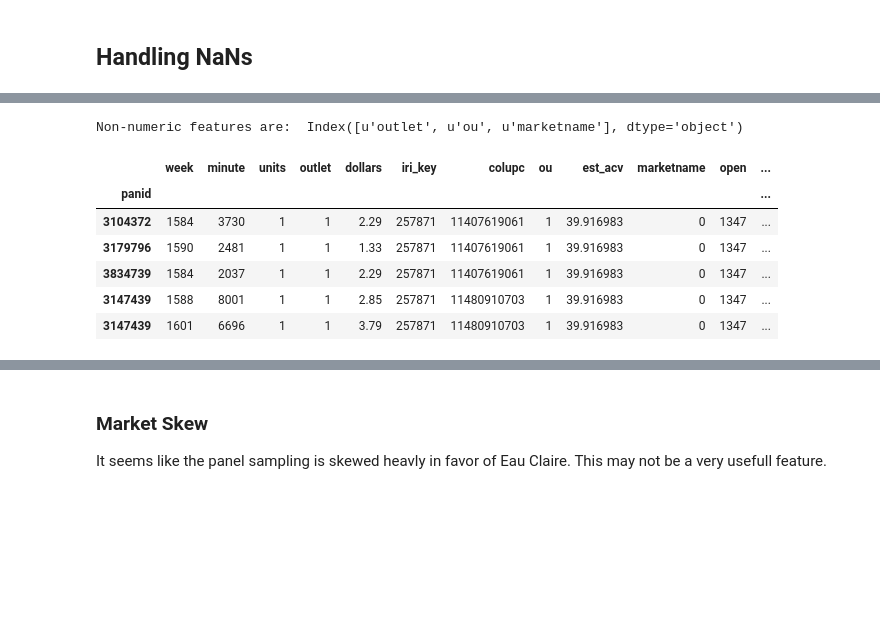
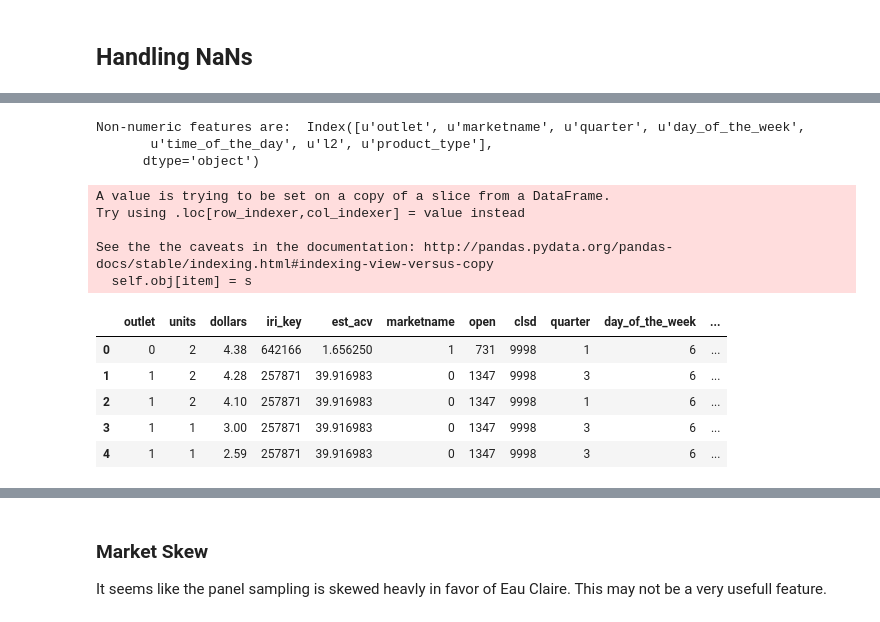
Before and after one commit to DSE220-Final-Project/final, a Jupyter notebook: first_model.ipynb, the cells around one changed output, grey strips where cells are left out. Drawn from its saved outputs; the diff is of its cells as text; code cells hidden in the pictures; blank space fills up the shorter version.

```diff
--- a/first_model.ipynb
+++ b/first_model.ipynb
@@ -49,0 +89,7 @@ panel_store_8_11.head()
+# %%
+temp = panel_store_8_11.copy()
+temp2 = pd.merge(temp,week_trans,on='week')
+panel_store_time_8_11 = pd.merge(temp2,final_week_days, on = 'minute')
+panel_store_time_8_11['hour'].replace(0,24,inplace=True) ## Convert the extreme value 7 to 0 to keep NAs consistent
+
+panel_store_time_8_11.head(1)
@@ -49,0 +108,11 @@ panel_store_8_11.head()
+# %%
+def func(row):
+    if row['hour'] in ([0,1,2,3,4,5,6,7,8,9]):
+        return 'before_office_hours'
+    elif row['hour'] in ([10,11,12,13,14,15,16,17]):
+        return 'during_office_hours'
+    elif row['hour'] in ([18,19,20,21,22,23,24]):
+        return 'after_office_hours'
+
+panel_store_time_8_11['time_of_the_day'] = panel_store_time_8_11.apply(func,axis=1)
+panel_store_time_8_11.head(1)
@@ -49,0 +122,13 @@ panel_store_8_11.head()
+# %%
+def func(row):
+    if row['hour'] in ([6,7,8,9,10,11,12]):
+        return 'morning'
+    elif row['hour'] in ([13,14,15,16,17]):
+        return 'afternoon'
+    elif row['hour'] in ([18,19,20,21]):
+        return 'evening'
+    elif row['hour'] in ([22,23,24,0,1,2,3,4,5]):
+        return 'night'
+
+panel_store_time_8_11['time_of_the_day'] = panel_store_time_8_11.apply(func,axis=1)
+panel_store_time_8_11.head(1)
@@ -51,0 +162,5 @@ panel_store_8_11.head()
+# %%
+panel_store_time_8_11.head(1)
+panel_store_final=panel_store_time_8_11[['outlet','units','dollars','iri_key','est_acv','marketname','open','clsd',\
+                                         'quarter','day_of_the_week','time_of_the_day','l2','product_type']]
+panel_store_final.head(1)
@@ -81,17 +200,23 @@ def data_prep (data):
         data.ix[:,col]=le.fit_transform(data.ix[:,col])
     return data
 # %%
-panel_store_preped=data_prep(panel_store_8_11)
+panel_store_preped=data_prep(panel_store_final)
 panel_store_preped.head()
 # %% [output]
-Non-numeric features are:  Index([u'outlet', u'ou', u'marketname'], dtype='object')
+Non-numeric features are:  Index([u'outlet', u'marketname', u'quarter', u'day_of_the_week',
+       u'time_of_the_day', u'l2', u'product_type'],
+      dtype='object')
+A value is trying to be set on a copy of a slice from a DataFrame.
+Try using .loc[row_indexer,col_indexer] = value instead
+
+See the the caveats in the documentation: http://pandas.pydata.org/pandas-docs/stable/indexing.html#indexing-view-versus-copy
+  self.obj[item] = s
-|  | week | minute | units | outlet | dollars | iri_key | colupc | ou | est_acv | marketname | open | ... |
-| panid |  |  |  |  |  |  |  |  |  |  |  | ... |
-| 3104372 | 1584 | 3730 | 1 | 1 | 2.29 | 257871 | 11407619061 | 1 | 39.916983 | 0 | 1347 | ... |
-| 3179796 | 1590 | 2481 | 1 | 1 | 1.33 | 257871 | 11407619061 | 1 | 39.916983 | 0 | 1347 | ... |
-| 3834739 | 1584 | 2037 | 1 | 1 | 2.29 | 257871 | 11407619061 | 1 | 39.916983 | 0 | 1347 | ... |
-| 3147439 | 1588 | 8001 | 1 | 1 | 2.85 | 257871 | 11480910703 | 1 | 39.916983 | 0 | 1347 | ... |
-| 3147439 | 1601 | 6696 | 1 | 1 | 3.79 | 257871 | 11480910703 | 1 | 39.916983 | 0 | 1347 | ... |
+|  | outlet | units | dollars | iri_key | est_acv | marketname | open | clsd | quarter | day_of_the_week | ... |
+| 0 | 0 | 2 | 4.38 | 642166 | 1.656250 | 1 | 731 | 9998 | 1 | 6 | ... |
+| 1 | 1 | 2 | 4.28 | 257871 | 39.916983 | 0 | 1347 | 9998 | 3 | 6 | ... |
+| 2 | 1 | 2 | 4.10 | 257871 | 39.916983 | 0 | 1347 | 9998 | 1 | 6 | ... |
+| 3 | 1 | 1 | 3.00 | 257871 | 39.916983 | 0 | 1347 | 9998 | 3 | 6 | ... |
+| 4 | 1 | 1 | 2.59 | 257871 | 39.916983 | 0 | 1347 | 9998 | 3 | 6 | ... |
 # %%
 # looking at the histogram and statistics of the features to be able to omit features with not enough data #
 panel_store_preped.hist(figsize=(20,50), layout=(15,5))
```
Also changed, not shown: parts of 58 cells of this notebook.
